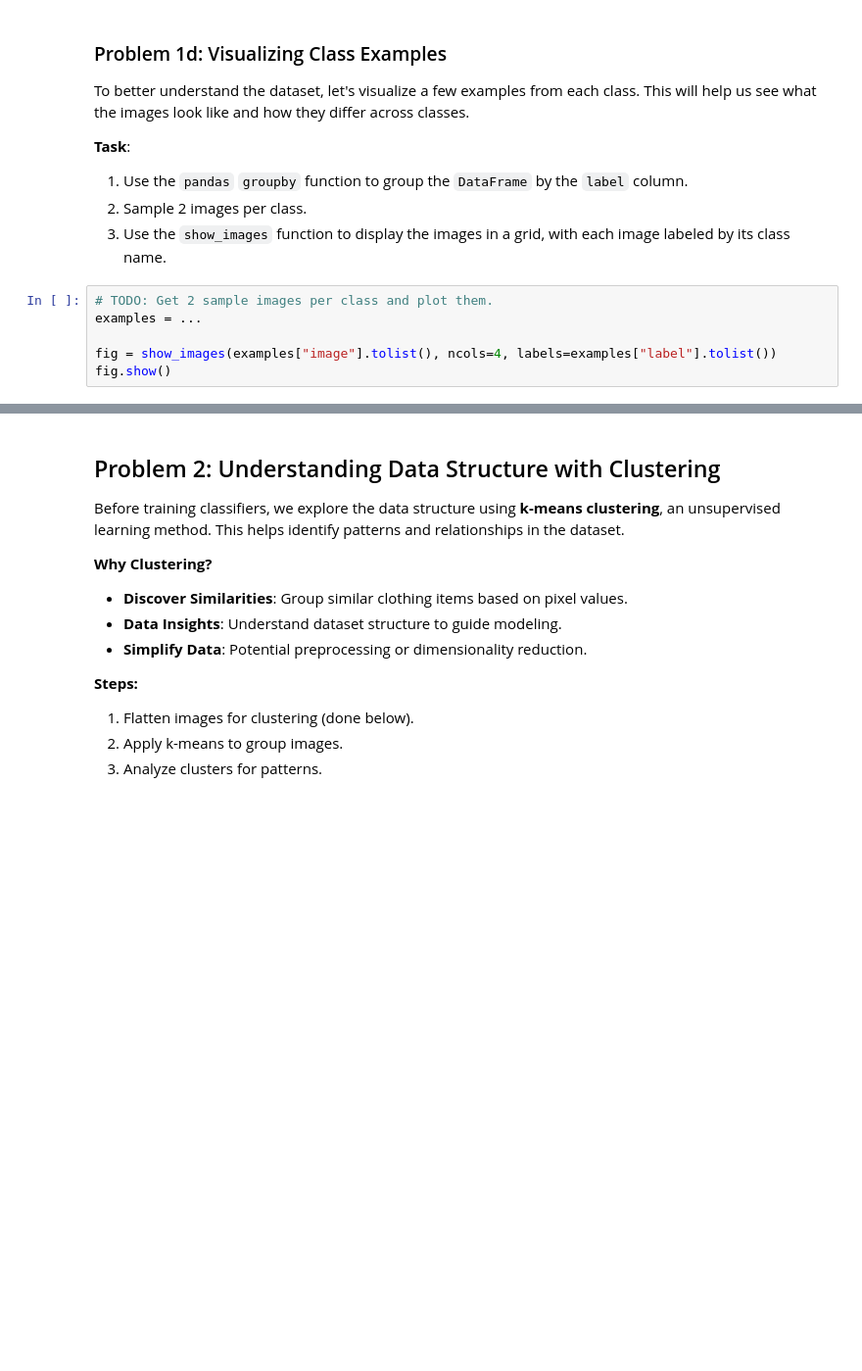
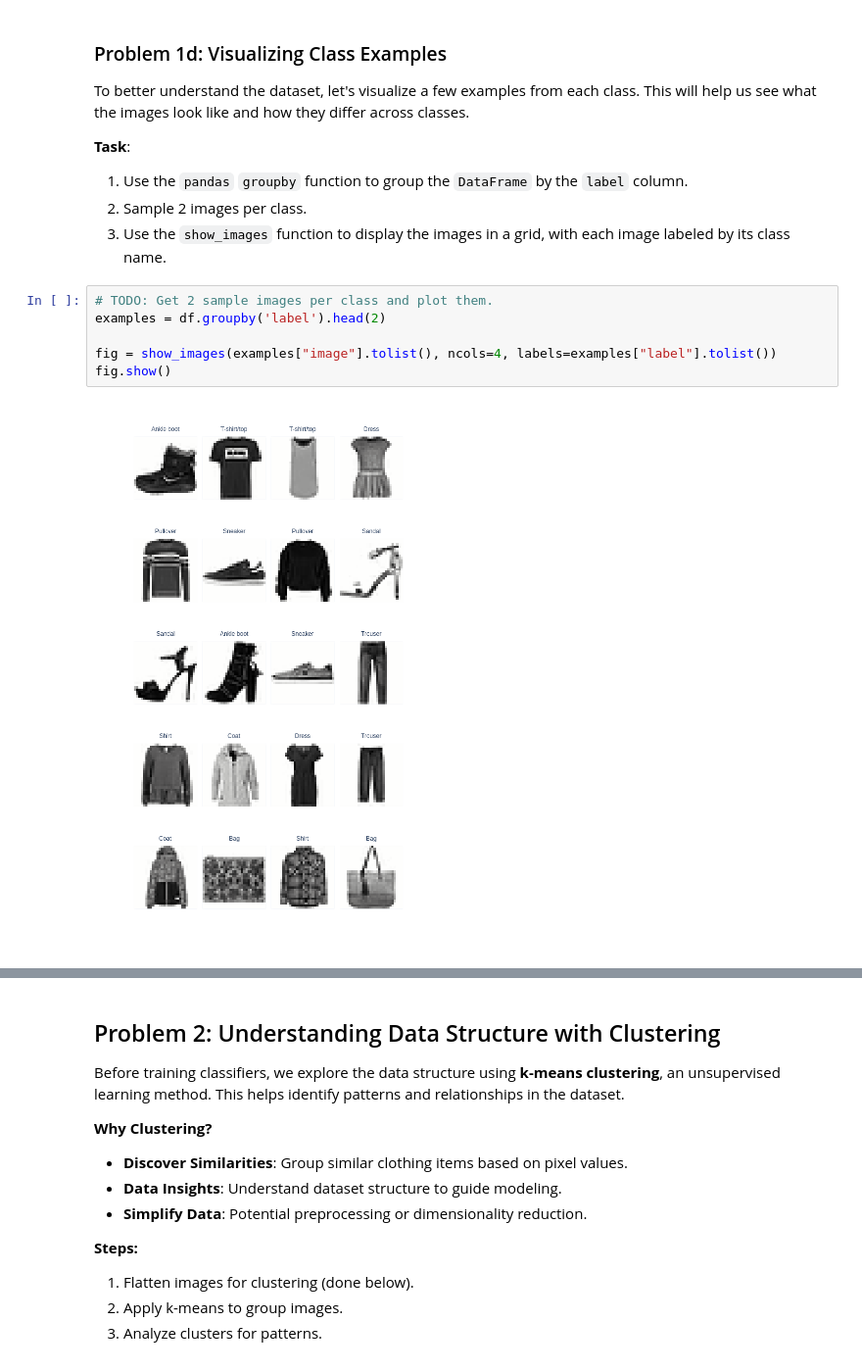
Before and after one commit to AshfordLee/Stanford_CS189, a Jupyter notebook: FA25/hw/hw1/fashion_pt_1.ipynb, the cells around one changed output, grey strips where cells are left out. Shown at 98% size. Drawn from its saved outputs; the diff is of its cells as text; blank space fills up the shorter version.

```diff
--- a/FA25/hw/hw1/fashion_pt_1.ipynb
+++ b/FA25/hw/hw1/fashion_pt_1.ipynb
@@ -339,9 +361,11 @@ To better understand the dataset, let's visualize a few examples from each class
 3. Use the `show_images` function to display the images in a grid, with each image labeled by its class name.
 # %%
 # TODO: Get 2 sample images per class and plot them.
-examples = ...
+examples = df.groupby('label').head(2)
 
 fig = show_images(examples["image"].tolist(), ncols=4, labels=examples["label"].tolist())
 fig.show()
+# %% [output]
+[figure, added]
 # %%
 grader.check("q1d")
```
Also changed, not shown: parts of 16 cells of this notebook, 2 other files.
